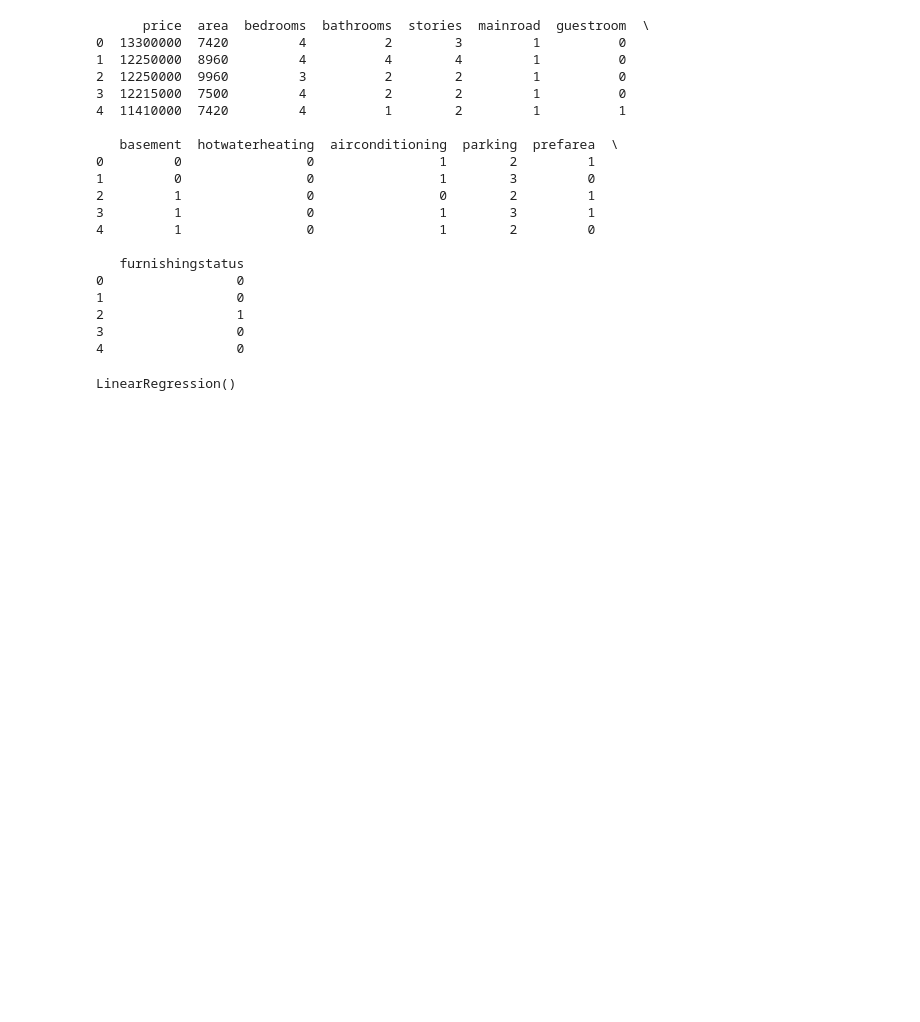
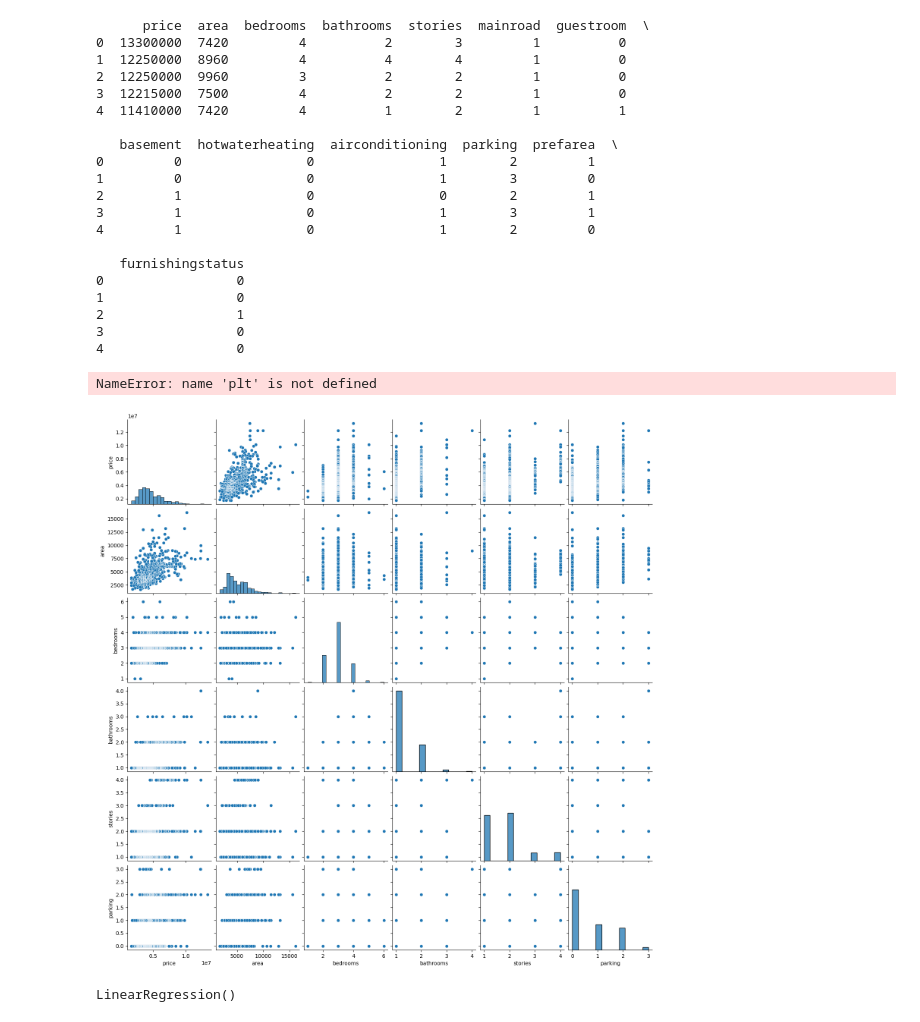
Before and after one commit to KMsojib/Supervised-Machine-Learning-Regression-and-Classification, a Jupyter notebook: Linear Regression/House Price Prediction Using Linear Regression/House_Price_prediction.ipynb, the cells around one changed output. Drawn from its saved outputs; the diff is of its cells as text; code cells hidden in the pictures; blank space fills up the shorter version.

```diff
--- a/Linear Regression/House Price Prediction Using Linear Regression/House_Price_prediction.ipynb
+++ b/Linear Regression/House Price Prediction Using Linear Regression/House_Price_prediction.ipynb
@@ -55,6 +67,13 @@ print(data.head())
 2                 1
 3                 0
 4                 0
+# %%
+import seaborn as sns
+sns.pairplot(data)
+plt.show()
+# %% [output]
+NameError: name 'plt' is not defined
+[figure, added]
 # %%
 X = data.drop('price', axis=1)
 y = data['price']
```
Also changed, not shown: parts of 1 cell of this notebook, 1 other file.
